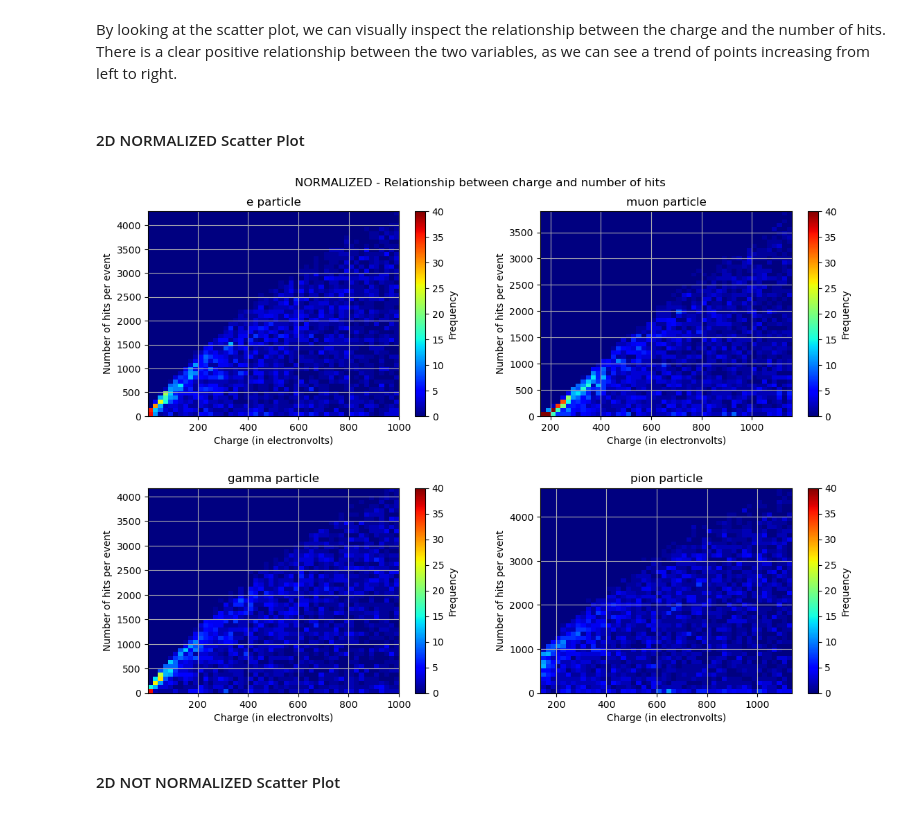
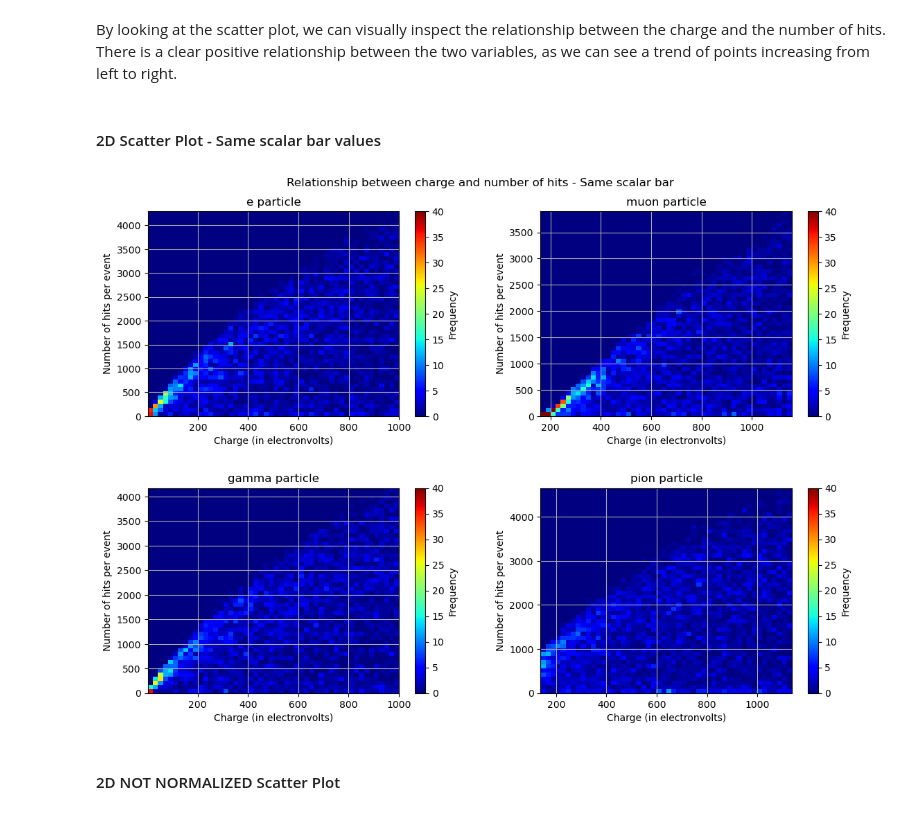
Before and after one commit to aaronvegu/WatChMaL_Research, a Jupyter notebook: multi_particles_hits_analysis.ipynb, the cells around one changed output. Drawn from its saved outputs; the diff is of its cells as text; code cells hidden in the pictures.

```diff
--- a/multi_particles_hits_analysis.ipynb
+++ b/multi_particles_hits_analysis.ipynb
@@ -112,7 +112,7 @@ plt.show()
 # %% [markdown]
 By looking at the scatter plot, we can visually inspect the relationship between the charge and the number of hits. There is a clear positive relationship between the two variables, as we can see a trend of points increasing from left to right.
 # %% [markdown]
-#### 2D NORMALIZED Scatter Plot
+#### 2D Scatter Plot - Same scalar bar values
 # %%
 # reshape data to 1-dim array
 hits_e = [x[1] for x in event_hit_counts_e]
@@ -128,35 +128,35 @@ hits_p = [x[1] for x in event_hit_counts_p]
 charges_p = charges_p.ravel()
 
 # Create the 2D histogram NORMALIZED
 
 # Create lists to iterate over
 particle_types = ['e particle', 'muon particle', 'gamma particle', 'pion particle']
 charge_data = [charges_e, charges_m, charges_g, charges_p]
 hit_data = [hits_e, hits_m, hits_g, hits_p]
 
 
 fig, axs = plt.subplots(nrows=2, ncols=2, figsize=(12, 8))
 
-plt.suptitle('NORMALIZED - Relationship between charge and number of hits')
+plt.suptitle('Relationship between charge and number of hits - Same scalar bar')
 
 vmin, vmax = 0, 40
 
 for i, (ptype, charges, hits) in enumerate(zip(particle_types, charge_data, hit_data)):
     hist = axs[i//2, i%2].hist2d(charges, hits, bins=(50, 50), cmap=plt.cm.jet, vmin=vmin, vmax=vmax)
     axs[i//2, i%2].set_title(ptype)
     axs[i//2, i%2].set_xlabel('Charge (in electronvolts)')
     axs[i//2, i%2].set_ylabel('Number of hits per event')
     axs[i//2, i%2].grid(True)
 
     cbar = fig.colorbar(hist[3], ax=axs[i//2, i%2])
     cbar.set_label('Frequency')
 
     cbar.mappable.set_clim(vmin, vmax)
 
 plt.subplots_adjust(top=0.92, bottom=0.05, left=0.10, right=0.95, hspace=0.35, wspace=0.25)
 plt.show()
 # %% [output]
-[figure, old version]
+[figure, new version]
 # %% [markdown]
 #### 2D NOT NORMALIZED Scatter Plot
 # %%
```
Also changed, not shown: parts of 12 cells of this notebook.
